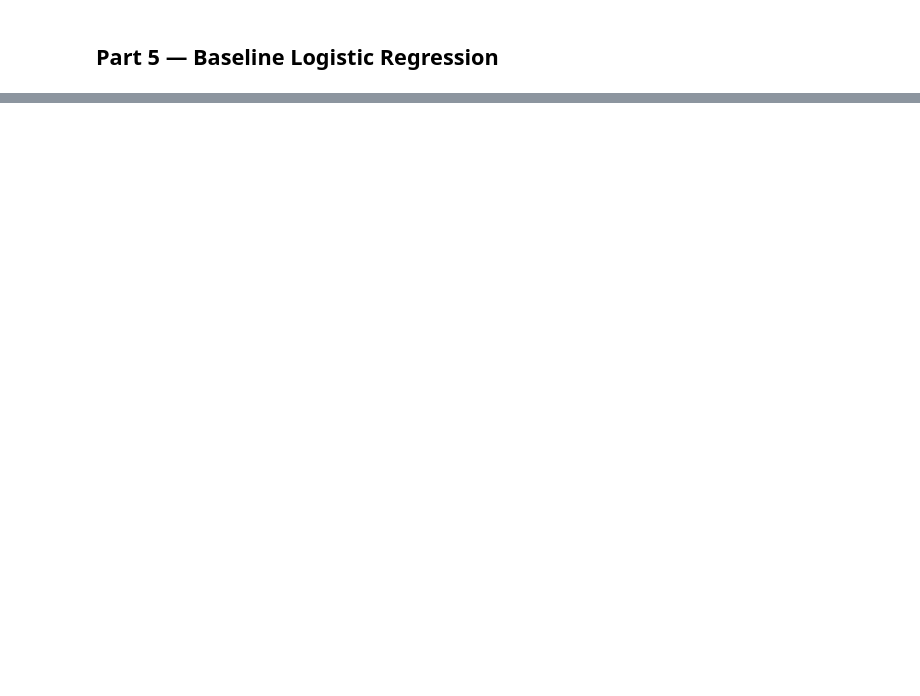
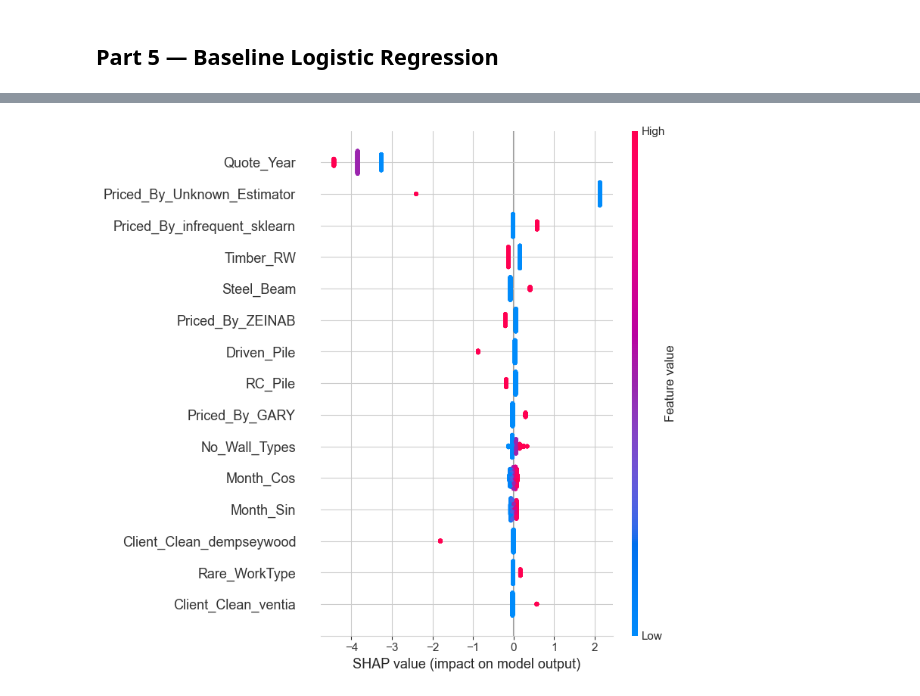
Before and after one commit to Phong031/ML_Models, a Jupyter notebook: notebook/Quotation_Win_Loss_01_EDA_LogisticRegression.ipynb, the cells around one changed output, grey strips where cells are left out. Saved outputs shown, nothing was run; the diff lists cells and outputs as text; code cells hidden in the pictures; blank space fills up the shorter version.

```diff
--- a/notebook/Quotation_Win_Loss_01_EDA_LogisticRegression.ipynb
+++ b/notebook/Quotation_Win_Loss_01_EDA_LogisticRegression.ipynb
@@ -1060,0 +278,28 @@ print('Saved logistic_regression_pipeline.joblib (for coefficients/SHAP) and log
+# %%
+N_BOOT = 300
+X_train_enc = best_log_reg[:-1].transform(X_train)   # cleaner + preprocessor, not the model -- pipeline slicing
+best_C = grid_search.best_params_['model__C']
+y_train_arr = y_train.values
+n = X_train_enc.shape[0]
+
+rng = np.random.RandomState(RANDOM_STATE)
+boot_coefs = np.zeros((N_BOOT, X_train_enc.shape[1]))
+for i in range(N_BOOT):
+    idx = rng.randint(0, n, n)
+    Xb, yb = X_train_enc[idx], y_train_arr[idx]
+    m = LogisticRegression(C=best_C, class_weight='balanced', max_iter=2000)
+    m.fit(Xb, yb)
+    boot_coefs[i] = m.coef_[0]
+
+ci_low = np.percentile(boot_coefs, 2.5, axis=0)
+ci_high = np.percentile(boot_coefs, 97.5, axis=0)
+sig = np.sign(ci_low) == np.sign(ci_high)
+boot_df = pd.DataFrame({
+    'feature': clean_names,
+    'coef_mean': boot_coefs.mean(axis=0),
+    'ci_2.5%': ci_low,
+    'ci_97.5%': ci_high,
+    'significant_95pct_CI': sig})
+
+print(f'{sig.sum()} / {len(sig)} features have a 95% bootstrap CI that excludes zero.')
+boot_df[boot_df['significant_95pct_CI']].sort_values('coef_mean', ascending=False)
@@ -1060,0 +325,14 @@ print('Saved logistic_regression_pipeline.joblib (for coefficients/SHAP) and log
+# %%
+import shap
+
+X_test_enc = best_log_reg[:-1].transform(X_test)
+lr_model = best_log_reg.named_steps['model']
+mean_train_enc = X_train_enc.mean(axis=0)
+base_value = lr_model.intercept_[0] + np.dot(lr_model.coef_[0], mean_train_enc)
+shap_manual = (X_test_enc - mean_train_enc) * lr_model.coef_[0]
+
+explainer = shap.LinearExplainer(lr_model, X_train_enc, feature_names=clean_names)
+shap_values = explainer(X_test_enc)
+shap.summary_plot(shap_values, X_test_enc, feature_names=clean_names, max_display=15, show=True)
+# %% [output]
+[figure, added]
```
Also changed, not shown: parts of 109 cells of this notebook, 8 other files.
